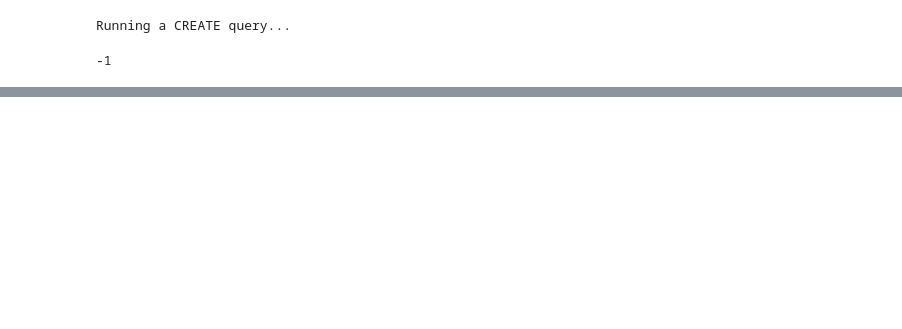
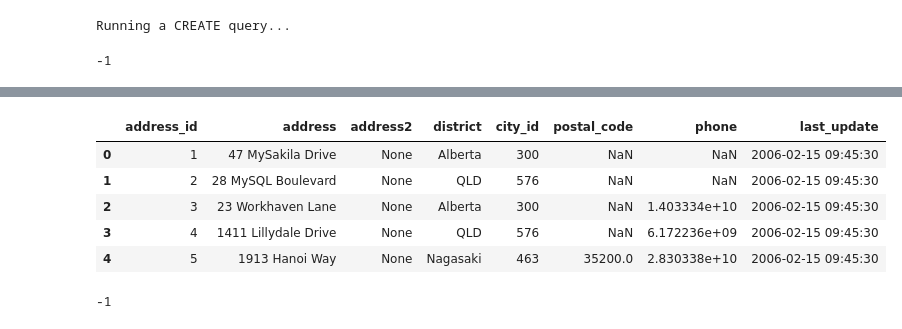
Before and after one commit to fabsala/DVD_Store_Rental_Analysis_SQLite, a Jupyter notebook: DVD Rental SQLite Set Up.ipynb, the cells around one changed output, grey strips where cells are left out. Cells and saved outputs as stored; diff of their text form; code cells hidden in the pictures; blank space fills up the shorter version.

```diff
--- a/DVD Rental SQLite Set Up.ipynb
+++ b/DVD Rental SQLite Set Up.ipynb
@@ -228,0 +368,31 @@ Running a CREATE query...
+# %%
+df_dict['address'].head()
+# %% [output]
+|  | address_id | address | address2 | district | city_id | postal_code | phone | last_update |
+| 0 | 1 | 47 MySakila Drive | None | Alberta | 300 | NaN | NaN | 2006-02-15 09:45:30 |
+| 1 | 2 | 28 MySQL Boulevard | None | QLD | 576 | NaN | NaN | 2006-02-15 09:45:30 |
+| 2 | 3 | 23 Workhaven Lane | None | Alberta | 300 | NaN | 1.403334e+10 | 2006-02-15 09:45:30 |
+| 3 | 4 | 1411 Lillydale Drive | None | QLD | 576 | NaN | 6.172236e+09 | 2006-02-15 09:45:30 |
+| 4 | 5 | 1913 Hanoi Way | None | Nagasaki | 463 | 35200.0 | 2.830338e+10 | 2006-02-15 09:45:30 |
+# %%
+query_func(
+    db_name,
+
+   """
+   CREATE TABLE address (
+       address_id INTEGER PRIMARY KEY,
+       address TEXT NOT NULL,
+       address2 TEXT,
+       distric TEXT,
+       city_id INTEGER NOT NULL,
+       postal_code TEXT,
+       phone TEXT,
+       last_update DATETIME DEFAULT CURRENT_TIMESTAMP,
+       FOREIGN KEY (city_id) REFERENCES city(city_id)
+   )
+
+   """
+
+)
+# %% [output]
+-1
```
Also changed, not shown: parts of 40 cells of this notebook, 1 other file.
